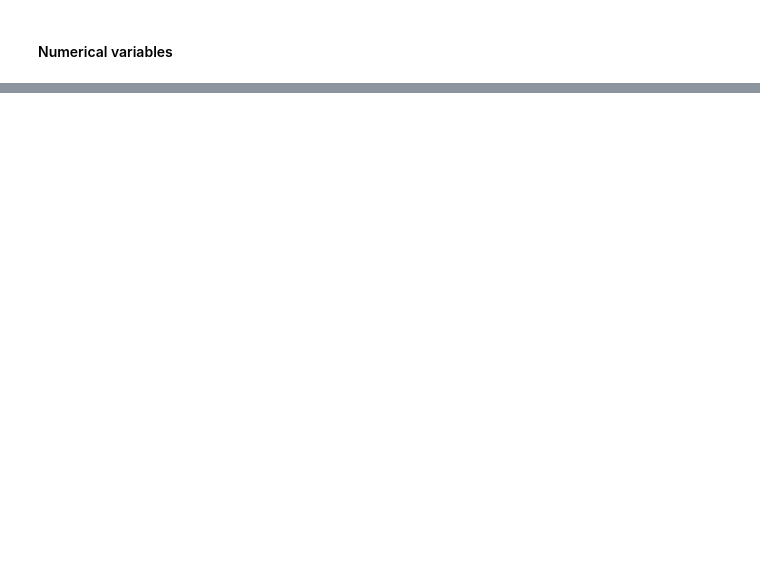
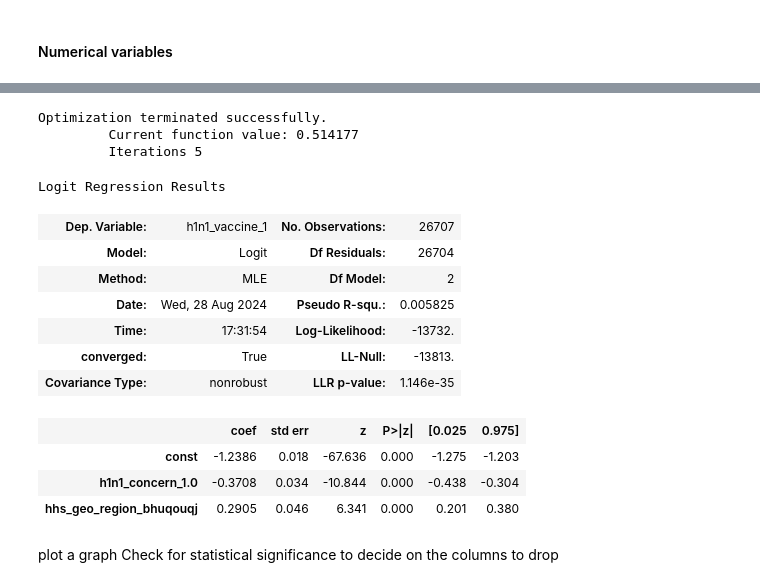
Before and after one commit to AwuorJ/Machine_Learning_Analysis_of_Gaps_in_Africas_Global_Health_Crisis_Response, a Jupyter notebook: workbook.ipynb, the cells around one changed output, grey strips where cells are left out. Saved outputs shown, nothing was run; the diff lists cells and outputs as text; code cells hidden in the pictures; blank space fills up the shorter version.

Commit message:
Simple logistic regression

```diff
--- a/workbook.ipynb
+++ b/workbook.ipynb
@@ -179,0 +352,37 @@ training_set_numeric =
+# %%
+from sklearn.model_selection import train_test_split
+
+# Define X and y
+y = training_set_df['h1n1_vaccine_1']
+X = training_set_df[['h1n1_concern_1.0', 'hhs_geo_region_bhuqouqj']]
+
+
+# Split data
+X_train, X_test, y_train, y_test = train_test_split(X, y, random_state= 42)
+# %%
+import statsmodels.api as sm
+
+X = sm.add_constant(X)
+
+logit_model = sm.Logit(y, X)
+result = logit_model.fit()
+result.summary()
+# %% [output]
+Optimization terminated successfully.
+         Current function value: 0.514177
+         Iterations 5
+Logit Regression Results
+| Dep. Variable: | h1n1_vaccine_1 | No. Observations: | 26707 |
+| Model: | Logit | Df Residuals: | 26704 |
+| Method: | MLE | Df Model: | 2 |
+| Date: | Wed, 28 Aug 2024 | Pseudo R-squ.: | 0.005825 |
+| Time: | 17:31:54 | Log-Likelihood: | -13732. |
+| converged: | True | LL-Null: | -13813. |
+| Covariance Type: | nonrobust | LLR p-value: | 1.146e-35 |
+|  | coef | std err | z | P>|z| | [0.025 | 0.975] |
+| const | -1.2386 | 0.018 | -67.636 | 0.000 | -1.275 | -1.203 |
+| h1n1_concern_1.0 | -0.3708 | 0.034 | -10.844 | 0.000 | -0.438 | -0.304 |
+| hhs_geo_region_bhuqouqj | 0.2905 | 0.046 | 6.341 | 0.000 | 0.201 | 0.380 |
+# %% [markdown]
+plot a graph
+Check for statistical significance to decide on the columns to drop
```
Also changed, not shown: parts of 12 cells of this notebook.
